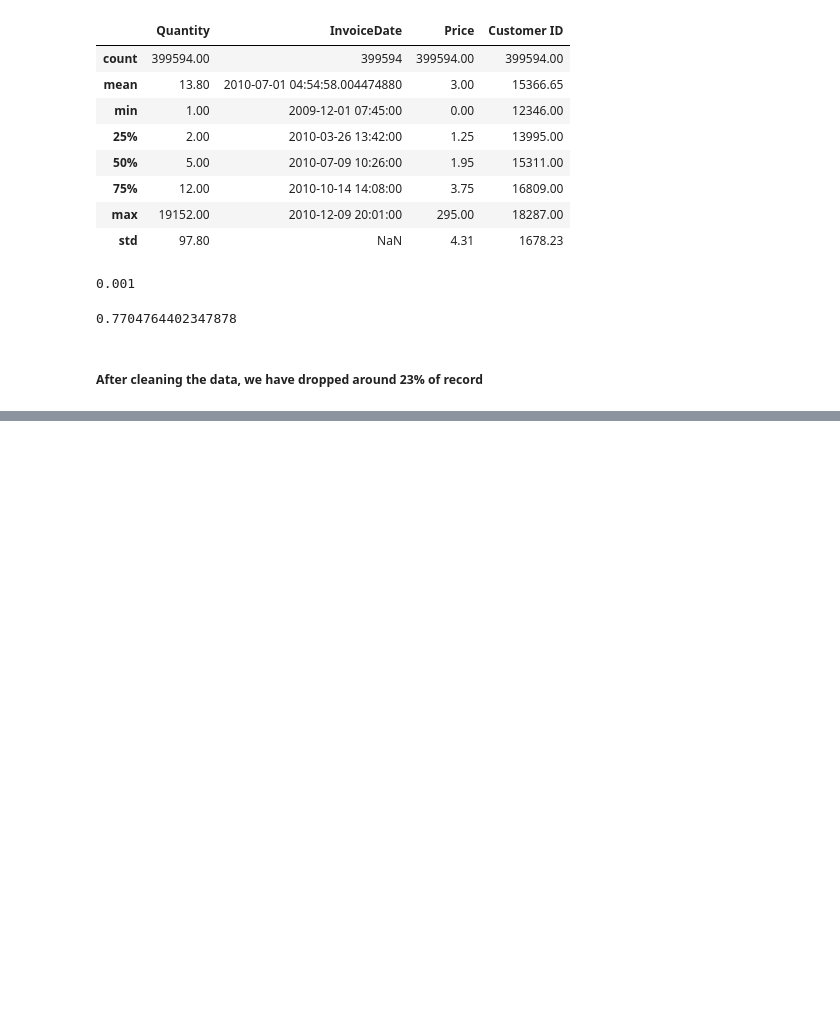
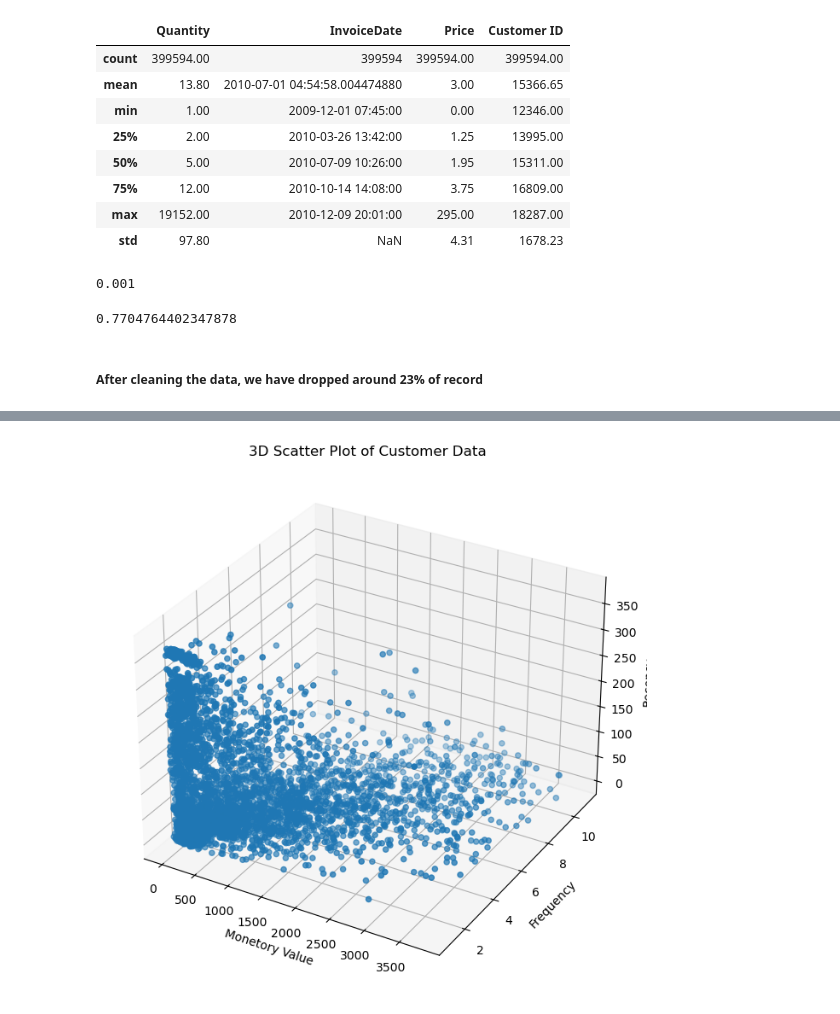
Before and after one commit to dhirajpakhrin007/Customer-Segmentation-for-Online-Retail, a Jupyter notebook: Notebook/customer_seg,emtation.ipynb, the cells around one changed output, grey strips where cells are left out. Saved outputs shown, nothing was run; the diff lists cells and outputs as text; code cells hidden in the pictures; blank space fills up the shorter version.

```diff
--- a/Notebook/customer_seg,emtation.ipynb
+++ b/Notebook/customer_seg,emtation.ipynb
@@ -362,0 +534,14 @@ len(cleaned_df)/len(df)
+# %%
+ fig = plt.figure(figsize=(8, 8))
+
+ ax = fig.add_subplot(projection= "3d")
+ scatter = ax.scatter(non_outliers_df['MonetoryValue'], non_outliers_df['Frequency'], non_outliers_df['Recency'])
+
+ ax.set_xlabel('Monetory Value')
+ ax.set_ylabel('Frequency')
+ ax.set_zlabel('Recency')
+
+ ax.set_title('3D Scatter Plot of Customer Data')
+ plt.show()
+# %% [output]
+[figure, added]
```
Also changed, not shown: parts of 17 cells of this notebook.
